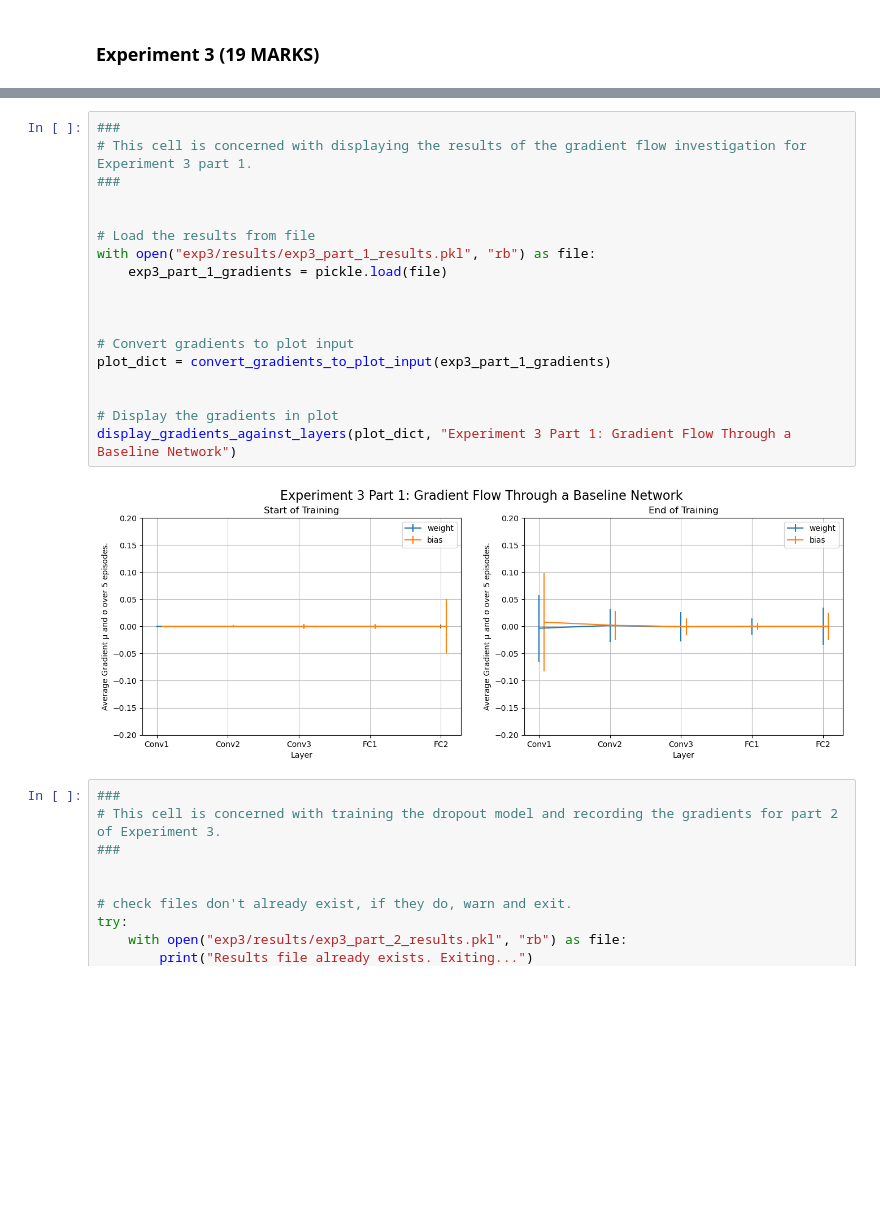
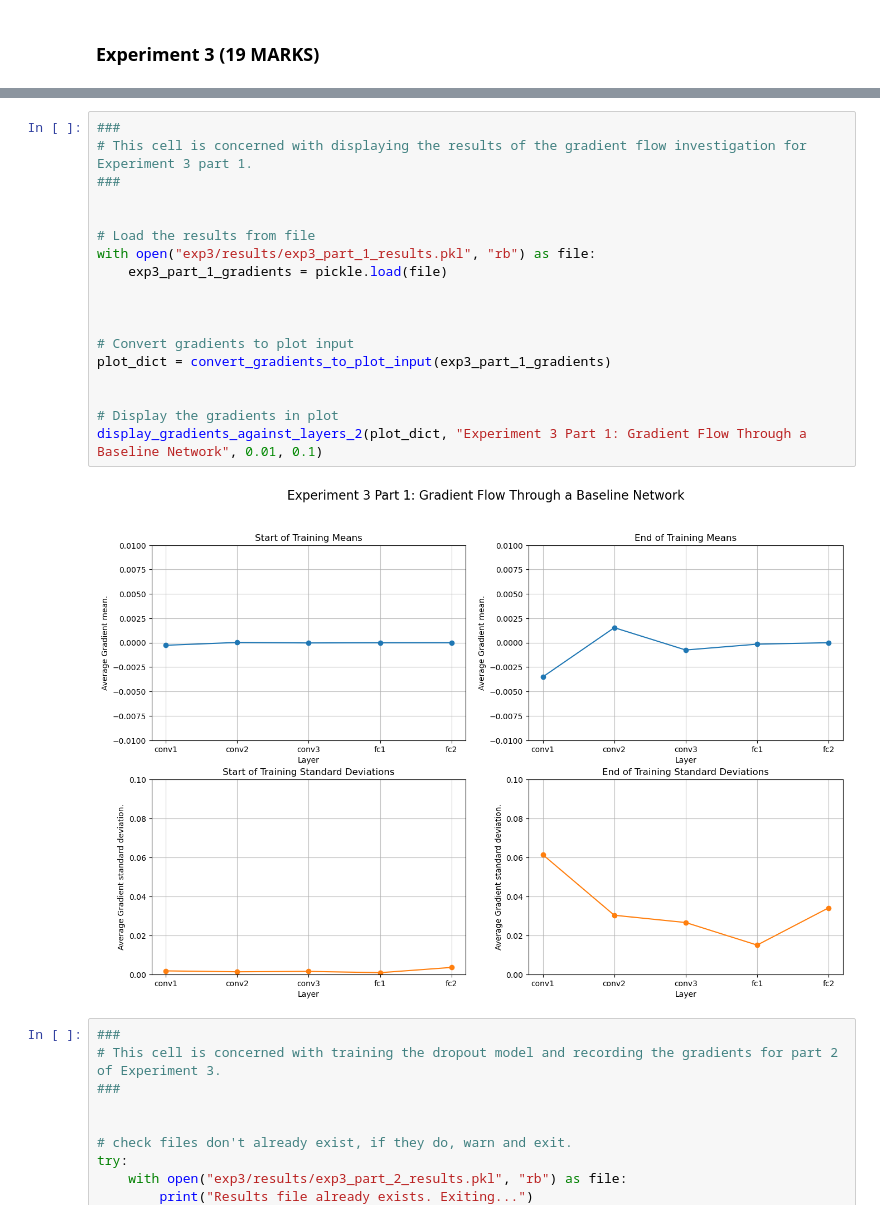
Before and after one commit to Dents6679/cifar10_nn_experiments, a Jupyter notebook: 246518.ipynb, the cells around one changed output, grey strips where cells are left out. Saved outputs shown, nothing was run; the diff lists cells and outputs as text; blank space fills up the shorter version.

```diff
--- a/246518.ipynb
+++ b/246518.ipynb
@@ -2604,23 +2571,23 @@ Results saved to file
 # %%
 ###
 # This cell is concerned with displaying the results of the gradient flow investigation for Experiment 3 part 1.
 ###
 
 
 # Load the results from file
 with open("exp3/results/exp3_part_1_results.pkl", "rb") as file:
     exp3_part_1_gradients = pickle.load(file)
 
 
 
 # Convert gradients to plot input
 plot_dict = convert_gradients_to_plot_input(exp3_part_1_gradients)
 
 
 # Display the gradients in plot
-display_gradients_against_layers(plot_dict, "Experiment 3 Part 1: Gradient Flow Through a Baseline Network")
+display_gradients_against_layers_2(plot_dict, "Experiment 3 Part 1: Gradient Flow Through a Baseline Network", 0.01, 0.1)
 # %% [output]
-[figure, old version]
+[figure, new version]
 # %%
 ###
 # This cell is concerned with training the dropout model and recording the gradients for part 2 of Experiment 3.
```
Also changed, not shown: parts of 25 cells of this notebook, 8 other files.
